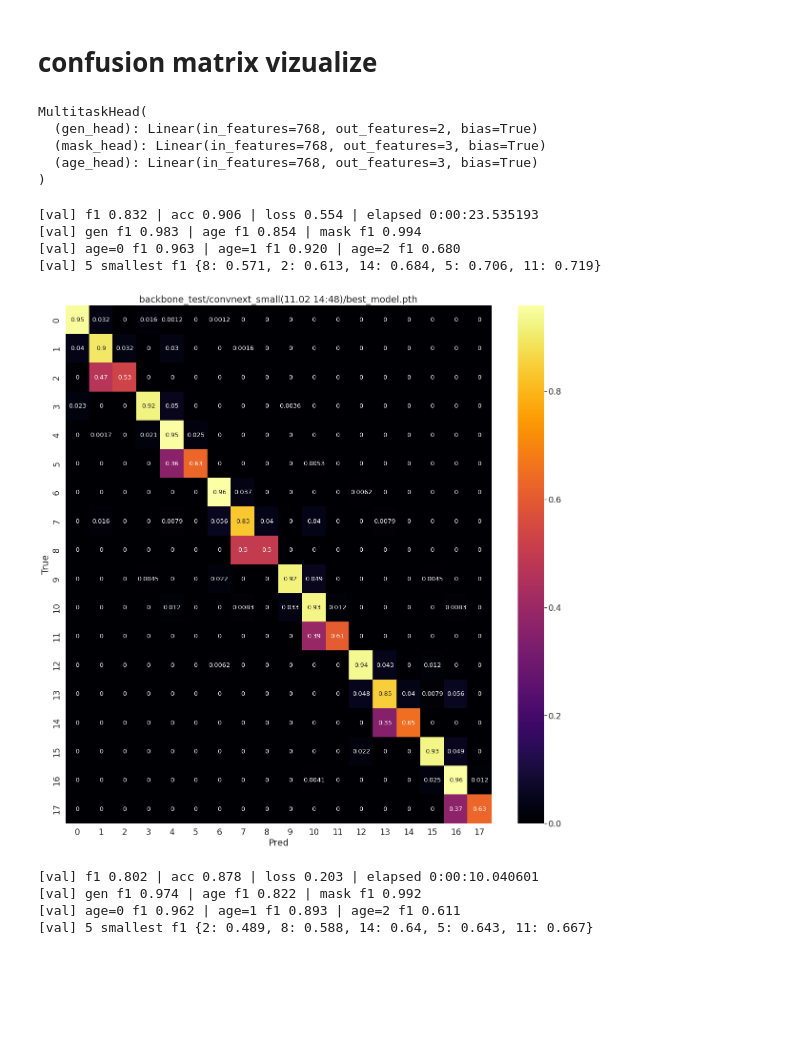
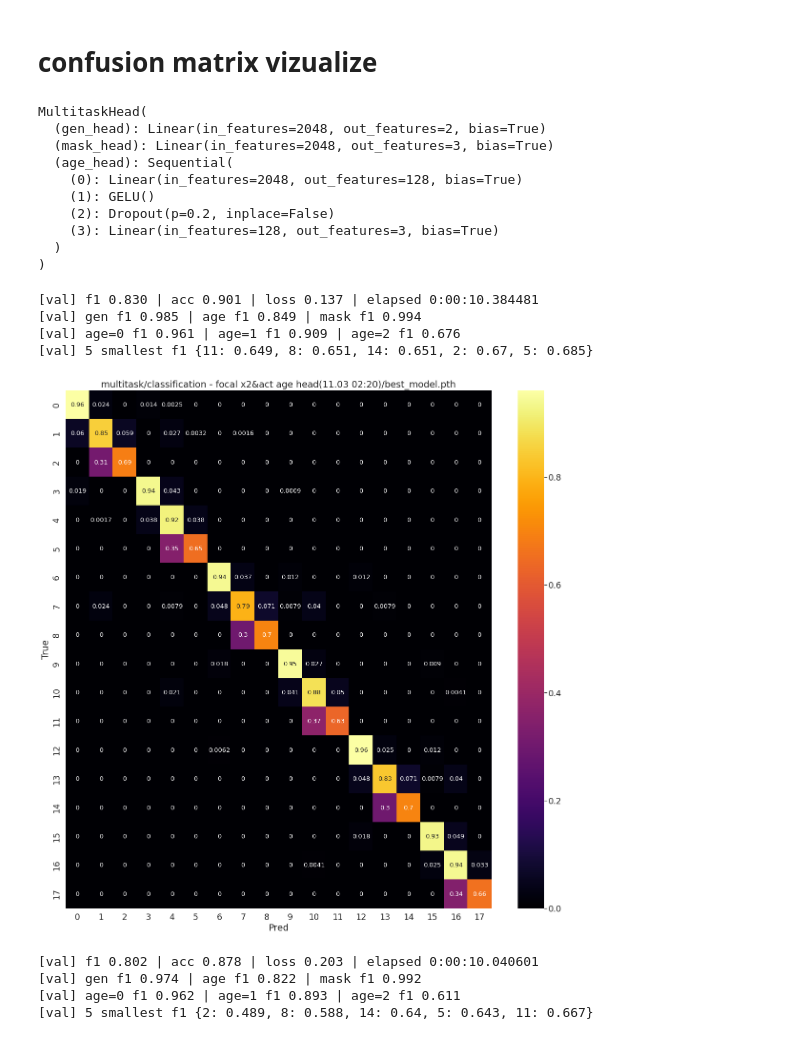
Before and after one commit to boostcampaitech4cv1/level1_imageclassification_cv-level1-cv-10, a Jupyter notebook: baseline/confusion_matrix_viz.ipynb, the cells around one changed output. Cells and saved outputs as stored; diff of their text form; code cells hidden in the pictures; blank space fills up the shorter version.

Commit message:
Add focal loss

```diff
--- a/baseline/confusion_matrix_viz.ipynb
+++ b/baseline/confusion_matrix_viz.ipynb
@@ -40,6 +40,8 @@ parser.add_argument("--stratify", type=bool, default=True)
 parser.add_argument("--wrs", type=bool, default=True)
 
 parser.add_argument("--age_pred", type=str, default="classification") # classification or regression or ordinary or cls_regression
+parser.add_argument("--loss_type", type=str, default="focal")
+parser.add_argument("--lam", type=int, default=2)
 parser.add_argument("--age_normalized", type=str, default="normal") # normal or minmax
 parser.add_argument("--lowwer", type=float, default=0.5) # for regression cls_regression
 parser.add_argument("--upper", type=float, default=1.5) # for regression cls_regression
@@ -49,16 +51,18 @@ parser.add_argument("--crop_type", type=str, default="center") # crop type : cen
 parser.add_argument("--degrees", type=int, default=0) # rotation degree
 parser.add_argument("--translate", type=float, default=0.1) # translate ratio
 
+parser.add_argument("--backbone_name", type=str, default="resnet50")
+parser.add_argument("--activation_head", type=bool, default=True) # actviation for age head
+parser.add_argument("--dropout", type=float, default=0.2)
+
 # parser.add_argument("--num_epochs", type=int, default=50)
 # parser.add_argument("--lr", type=float, default=0.01)
 # parser.add_argument("--weight_decay", type=float, default=1e-4)
 parser.add_argument("--batch_size", type=int, default=64)
-parser.add_argument("--dropout", type=float, default=0.2)
 parser.add_argument("--n_workers", type=int, default=4)
 
 parser.add_argument("--train_dir", type=str, default="/opt/ml/input/data/train")
 parser.add_argument("--save_dir", type=str, default="/opt/ml/experiment/")
-parser.add_argument("--backbone_name", type=str, default="convnext_small")
 parser.add_argument("--project_name", type=str, default="multitask")
 # parser.add_argument(
 #     "--experiment_name",
@@ -251,22 +255,27 @@ def cm_viz(model_path, print_info=False):
 MultitaskModel(args).head
 # %% [output]
 MultitaskHead(
-  (gen_head): Linear(in_features=768, out_features=2, bias=True)
-  (mask_head): Linear(in_features=768, out_features=3, bias=True)
-  (age_head): Linear(in_features=768, out_features=3, bias=True)
+  (gen_head): Linear(in_features=2048, out_features=2, bias=True)
+  (mask_head): Linear(in_features=2048, out_features=3, bias=True)
+  (age_head): Sequential(
+    (0): Linear(in_features=2048, out_features=128, bias=True)
+    (1): GELU()
+    (2): Dropout(p=0.2, inplace=False)
+    (3): Linear(in_features=128, out_features=3, bias=True)
+  )
 )
 # %%
 # args.upper = 1.5
 # %%
 model = MultitaskModel(args).cuda()
 loss_fn = MultitaskLoss(args).cuda()
-cm_viz('/opt/ml/experiment/backbone_test/convnext_small(11.02 14:48)/best_model.pth',True)
+cm_viz('/opt/ml/experiment/multitask/classification - focal x2&act age head(11.03 02:20)/best_model.pth',True)
 # %% [output]
-[val] f1 0.832 | acc 0.906 | loss 0.554 | elapsed 0:00:23.535193
-[val] gen f1 0.983 | age f1 0.854 | mask f1 0.994
-[val] age=0 f1 0.963 | age=1 f1 0.920 | age=2 f1 0.680
-[val] 5 smallest f1 {8: 0.571, 2: 0.613, 14: 0.684, 5: 0.706, 11: 0.719}
+[val] f1 0.830 | acc 0.901 | loss 0.137 | elapsed 0:00:10.384481
+[val] gen f1 0.985 | age f1 0.849 | mask f1 0.994
+[val] age=0 f1 0.961 | age=1 f1 0.909 | age=2 f1 0.676
+[val] 5 smallest f1 {11: 0.649, 8: 0.651, 14: 0.651, 2: 0.67, 5: 0.685}
-[figure, old version]
+[figure, new version]
 # %%
 model = MultitaskModel(args).cuda()
 loss_fn = MultitaskLoss(args).cuda()
```
Also changed, not shown: 5 other files.
